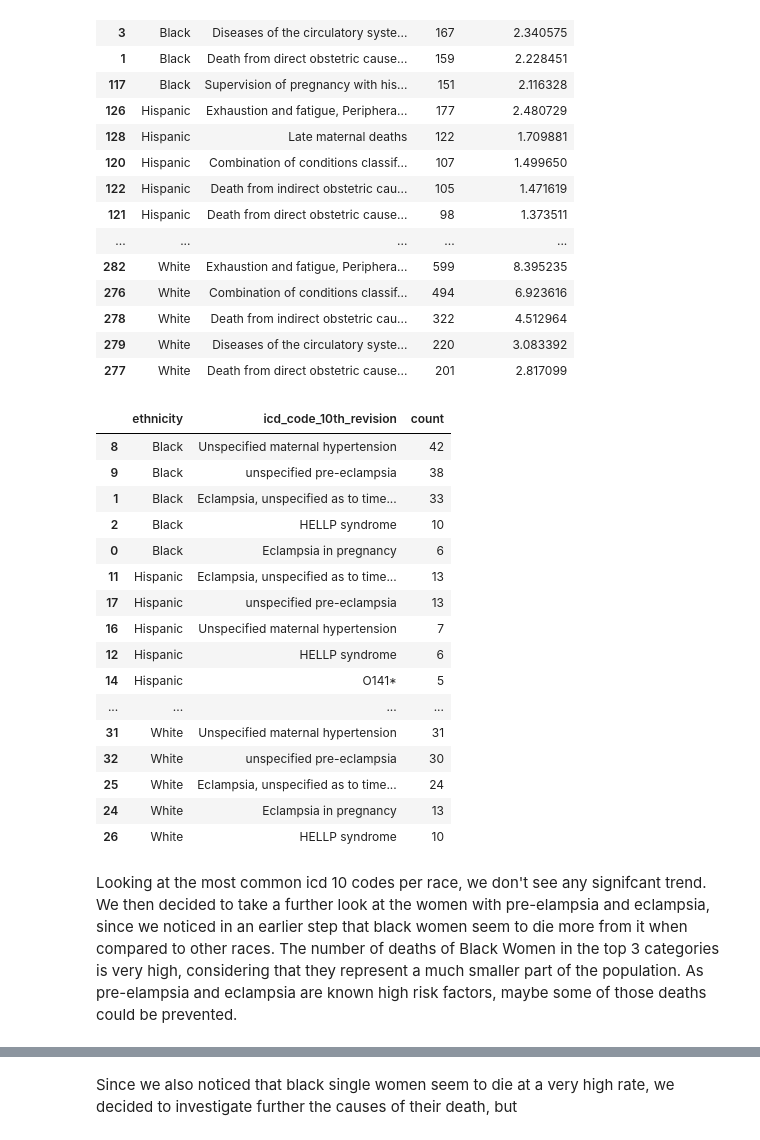
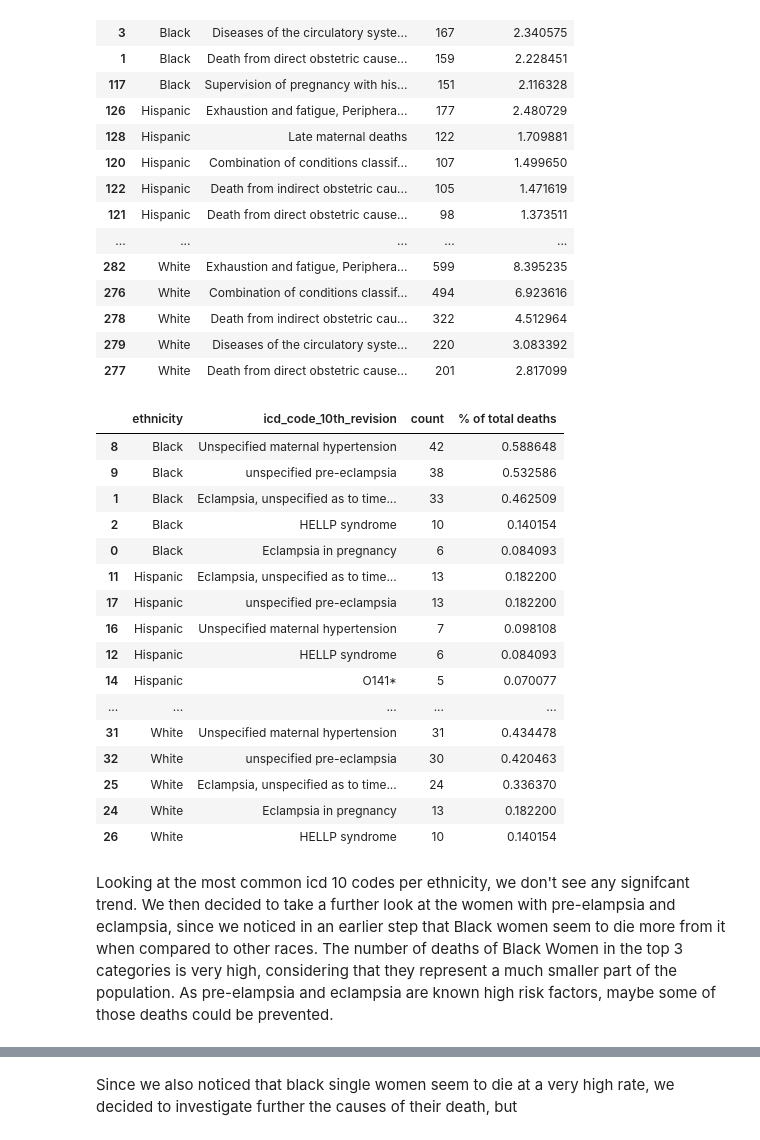
Before and after one commit to andrezafeu/maternal_mortality, a Jupyter notebook: EDA.ipynb, the cells around one changed output, grey strips where cells are left out. Drawn from its saved outputs; the diff is of its cells as text; code cells hidden in the pictures.

```diff
--- a/EDA.ipynb
+++ b/EDA.ipynb
@@ -573,6 +573,8 @@ The number of N/A records for the column icd_code_10th_revision are 0.0 for whit
 -----
 # %% [markdown]
 # What's the most common icd causes of death among each ethnicity?
+# %%
+pd.set_option('display.max_colwidth', None)
 # %%
 def most_common_icd_10_code(df):
     icd_causes_of_death_by_ethnicity = df.groupby(["ethnicity", "icd_code_10th_revision"]).size().to_frame().reset_index()
@@ -621,3 +623,6 @@ df_most_common_icd_10
 | 278 | White | Death from indirect obstetric cau... | 322 |
 | 279 | White | Diseases of the circulatory syste... | 220 |
 | 277 | White | Death from direct obstetric cause... | 201 |
+# %%
+df_most_common_icd_10_eclampsia = most_common_icd_10_code(df_eclampsia)
+df_most_common_icd_10_eclampsia
@@ -646,27 +669,32 @@ df_most_common_icd_10
 | 278 | White | Death from indirect obstetric cau... | 322 | 4.512964 |
 | 279 | White | Diseases of the circulatory syste... | 220 | 3.083392 |
 | 277 | White | Death from direct obstetric cause... | 201 | 2.817099 |
-# %%
-most_common_icd_10_code(df_eclampsia)
-# %% [output]
-|  | ethnicity | icd_code_10th_revision | count |
-| 8 | Black | Unspecified maternal hypertension | 42 |
-| 9 | Black | unspecified pre-eclampsia | 38 |
-| 1 | Black | Eclampsia, unspecified as to time... | 33 |
-| 2 | Black | HELLP syndrome | 10 |
-| 0 | Black | Eclampsia in pregnancy | 6 |
-| 11 | Hispanic | Eclampsia, unspecified as to time... | 13 |
-| 17 | Hispanic | unspecified pre-eclampsia | 13 |
-| 16 | Hispanic | Unspecified maternal hypertension | 7 |
-| 12 | Hispanic | HELLP syndrome | 6 |
-| 14 | Hispanic | O141* | 5 |
-| ... | ... | ... | ... |
-| 31 | White | Unspecified maternal hypertension | 31 |
-| 32 | White | unspecified pre-eclampsia | 30 |
-| 25 | White | Eclampsia, unspecified as to time... | 24 |
-| 24 | White | Eclampsia in pregnancy | 13 |
-| 26 | White | HELLP syndrome | 10 |
+# %%
+df_most_common_icd_10_eclampsia['% of total deaths'] = df_most_common_icd_10_eclampsia.apply(
+    lambda x:
+    int(x['count']) / int(total_deaths)*100,
+    axis = 1
+)
+df_most_common_icd_10_eclampsia
+# %% [output]
+|  | ethnicity | icd_code_10th_revision | count | % of total deaths |
+| 8 | Black | Unspecified maternal hypertension | 42 | 0.588648 |
+| 9 | Black | unspecified pre-eclampsia | 38 | 0.532586 |
+| 1 | Black | Eclampsia, unspecified as to time... | 33 | 0.462509 |
+| 2 | Black | HELLP syndrome | 10 | 0.140154 |
+| 0 | Black | Eclampsia in pregnancy | 6 | 0.084093 |
+| 11 | Hispanic | Eclampsia, unspecified as to time... | 13 | 0.182200 |
+| 17 | Hispanic | unspecified pre-eclampsia | 13 | 0.182200 |
+| 16 | Hispanic | Unspecified maternal hypertension | 7 | 0.098108 |
+| 12 | Hispanic | HELLP syndrome | 6 | 0.084093 |
+| 14 | Hispanic | O141* | 5 | 0.070077 |
+| ... | ... | ... | ... | ... |
+| 31 | White | Unspecified maternal hypertension | 31 | 0.434478 |
+| 32 | White | unspecified pre-eclampsia | 30 | 0.420463 |
+| 25 | White | Eclampsia, unspecified as to time... | 24 | 0.336370 |
+| 24 | White | Eclampsia in pregnancy | 13 | 0.182200 |
+| 26 | White | HELLP syndrome | 10 | 0.140154 |
 # %% [markdown]
-Looking at the most common icd 10 codes per race, we don't see any signifcant trend.  We then decided to take a further look at the women with pre-elampsia and eclampsia, since we noticed in an earlier step that black women seem to die more from it when compared to other races.
+Looking at the most common icd 10 codes per ethnicity, we don't see any signifcant trend.  We then decided to take a further look at the women with pre-elampsia and eclampsia, since we noticed in an earlier step that Black women seem to die more from it when compared to other races.
 The number of deaths of Black Women in the top 3 categories is very high, considering that they represent a much smaller part of the population.
 As pre-elampsia and eclampsia are known high risk factors, maybe some of those deaths could be prevented.
```
Also changed, not shown: parts of 5 cells of this notebook.
